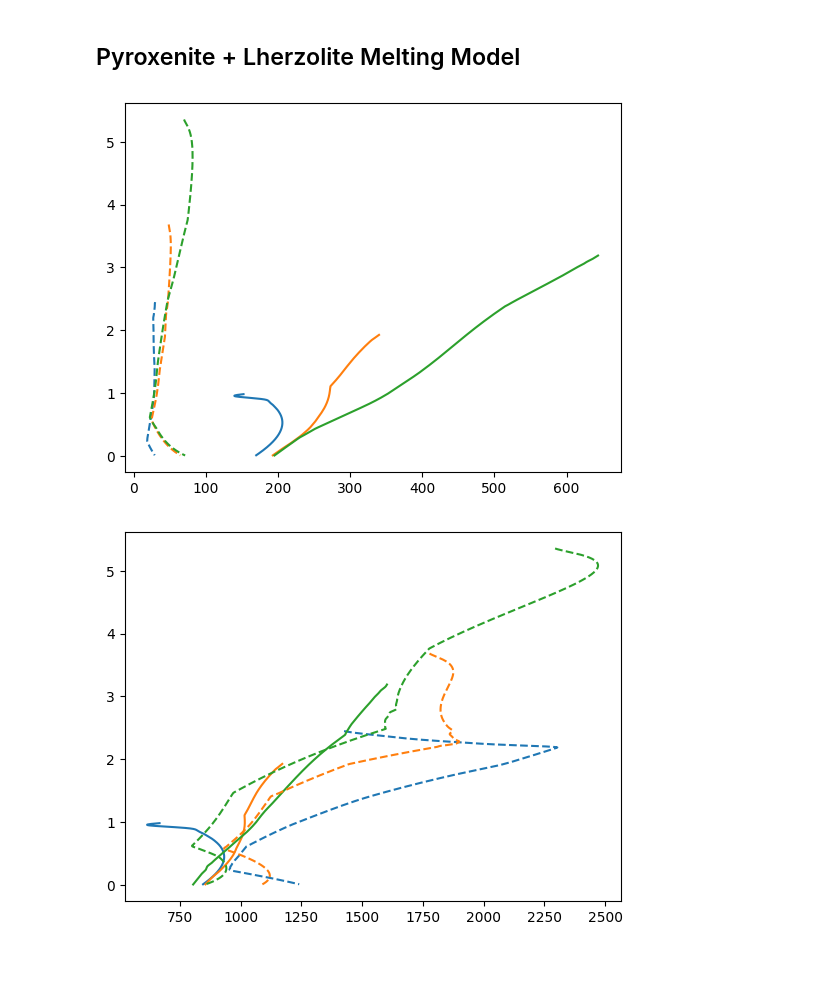
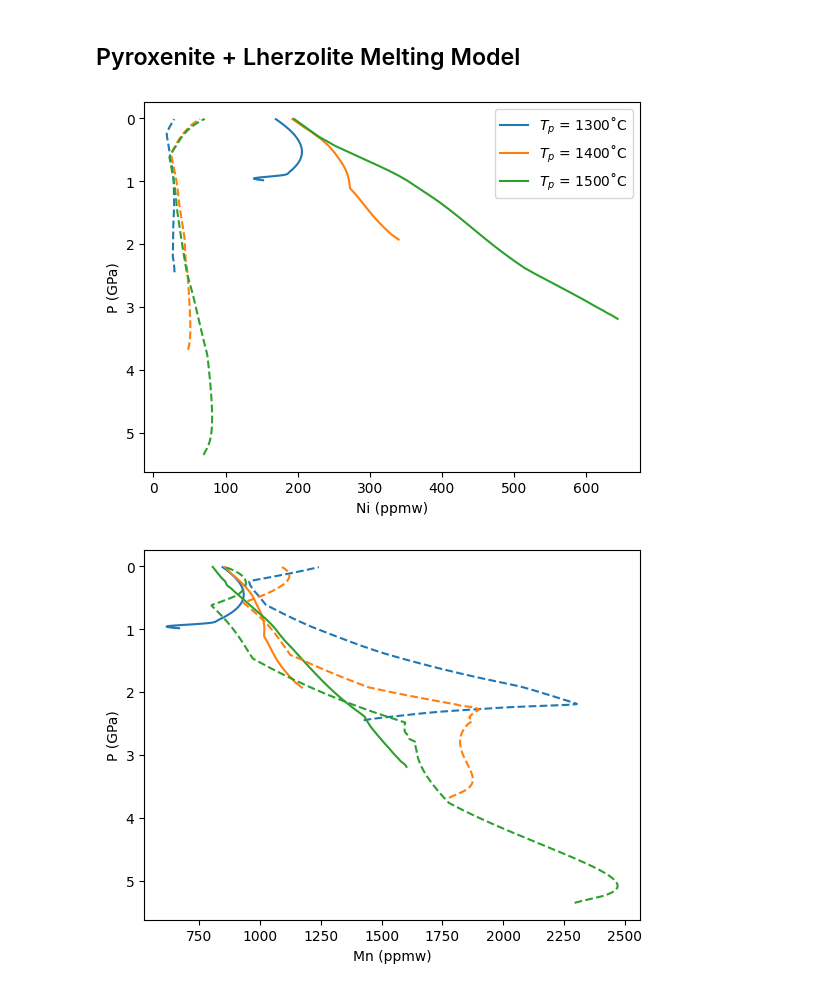
Before and after one commit to simonwmatthews/pyMelt, a Jupyter notebook: dev/FRTE_tests.ipynb, the cells around one changed output. Saved outputs shown, nothing was run; the diff lists cells and outputs as text; code cells hidden in the pictures; blank space fills up the shorter version.

```diff
--- a/dev/FRTE_tests.ipynb
+++ b/dev/FRTE_tests.ipynb
@@ -243,26 +243,37 @@ for col in cols:
 # %%
 f, a = plt.subplots()
 
-a.plot(cols[0].lithologies['lz'].Ni, cols[0].P, c='C0')
+a.plot(cols[0].lithologies['lz'].Ni, cols[0].P, c='C0', label = '$T_p$ = 1300˚C')
 a.plot(cols[0].lithologies['px'].Ni, cols[0].P, c='C0', ls='--')
-a.plot(cols[1].lithologies['lz'].Ni, cols[1].P, c='C1')
+a.plot(cols[1].lithologies['lz'].Ni, cols[1].P, c='C1', label = '$T_p$ = 1400˚C')
 a.plot(cols[1].lithologies['px'].Ni, cols[1].P, c='C1', ls='--')
-a.plot(cols[2].lithologies['lz'].Ni, cols[2].P, c='C2')
+a.plot(cols[2].lithologies['lz'].Ni, cols[2].P, c='C2', label = '$T_p$ = 1500˚C')
 a.plot(cols[2].lithologies['px'].Ni, cols[2].P, c='C2', ls='--')
 
+a.invert_yaxis()
+a.legend()
+
+a.set_ylabel('P (GPa)')
+a.set_xlabel('Ni (ppmw)')
+
 plt.show()
 # %% [output]
-[figure, old version]
+[figure, new version]
 # %%
 f, a = plt.subplots()
 
 a.plot(cols[0].lithologies['lz'].Mn, cols[0].P, c='C0')
 a.plot(cols[0].lithologies['px'].Mn, cols[0].P, c='C0', ls='--')
 a.plot(cols[1].lithologies['lz'].Mn, cols[1].P, c='C1')
 a.plot(cols[2].lithologies['lz'].Mn, cols[2].P, c='C2')
 a.plot(cols[1].lithologies['px'].Mn, cols[1].P, c='C1', ls='--')
 a.plot(cols[2].lithologies['px'].Mn, cols[2].P, c='C2', ls='--')
 
+a.invert_yaxis()
+
+a.set_ylabel('P (GPa)')
+a.set_xlabel('Mn (ppmw)')
+
 plt.show()
 # %% [output]
-[figure, old version]
+[figure, new version]
```
Also changed, not shown: parts of 3 cells of this notebook.
